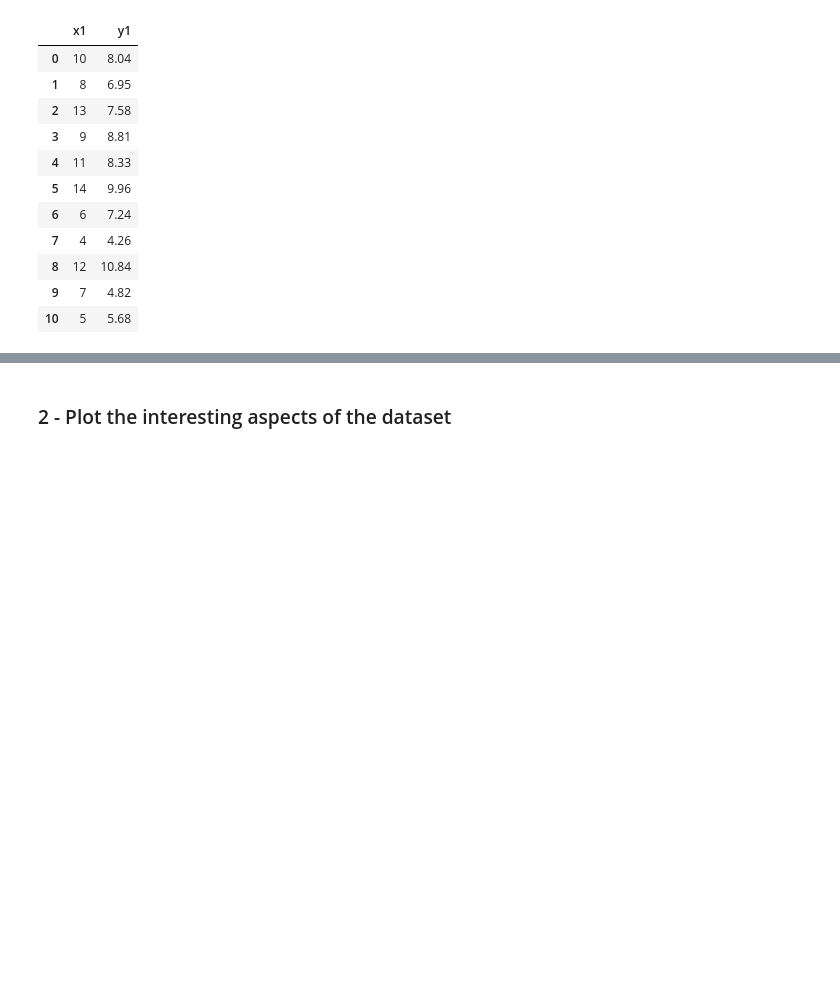
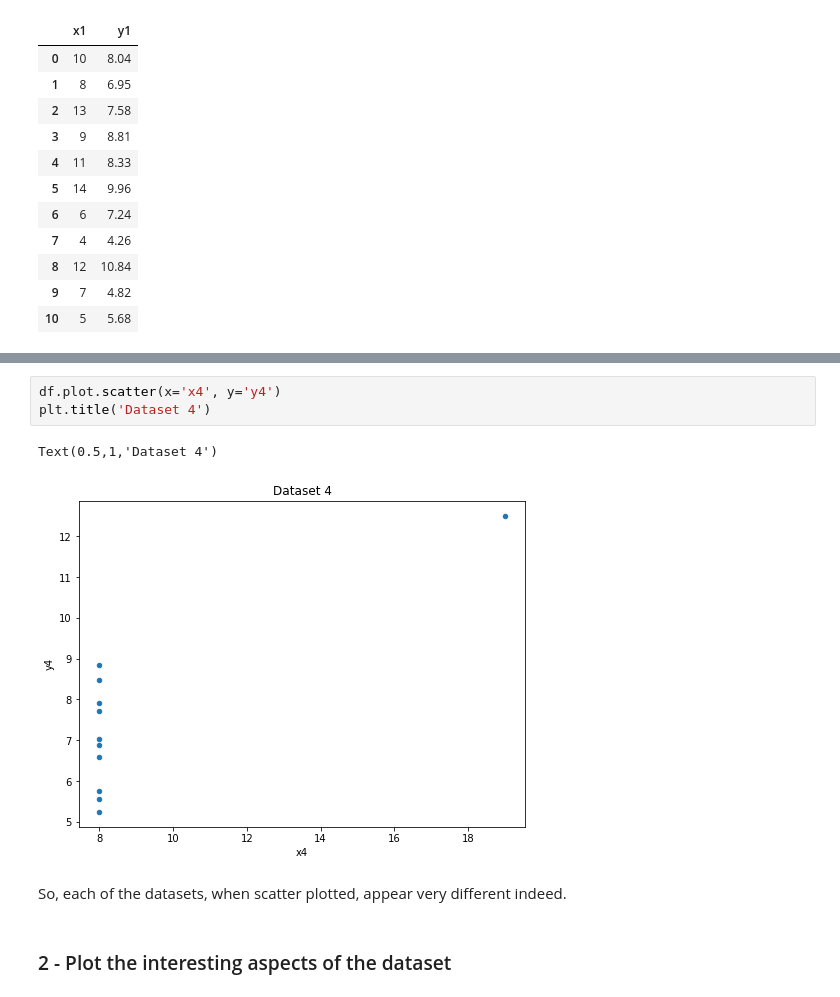
Before and after one commit to Aqua5lad/Anscombes-quartet-dataset, a Jupyter notebook: Anscombes Dataset Analysis.ipynb, the cells around one changed output, grey strips where cells are left out. Cells and saved outputs as stored; diff of their text form; blank space fills up the shorter version.

```diff
--- a/Anscombes Dataset Analysis.ipynb
+++ b/Anscombes Dataset Analysis.ipynb
@@ -93,3 +94,11 @@ df.plot.scatter(x='x1', y='y1')
+# %%
+df.plot.scatter(x='x4', y='y4')
+plt.title('Dataset 4')
+# %% [output]
+Text(0.5,1,'Dataset 4')
+[figure, added]
+# %% [markdown]
+So, each of the datasets, when scatter plotted, appear very different indeed.
 # %% [markdown]
 ### 2 - Plot the interesting aspects of the dataset
 # %%
```
Also changed, not shown: parts of 17 cells of this notebook.
